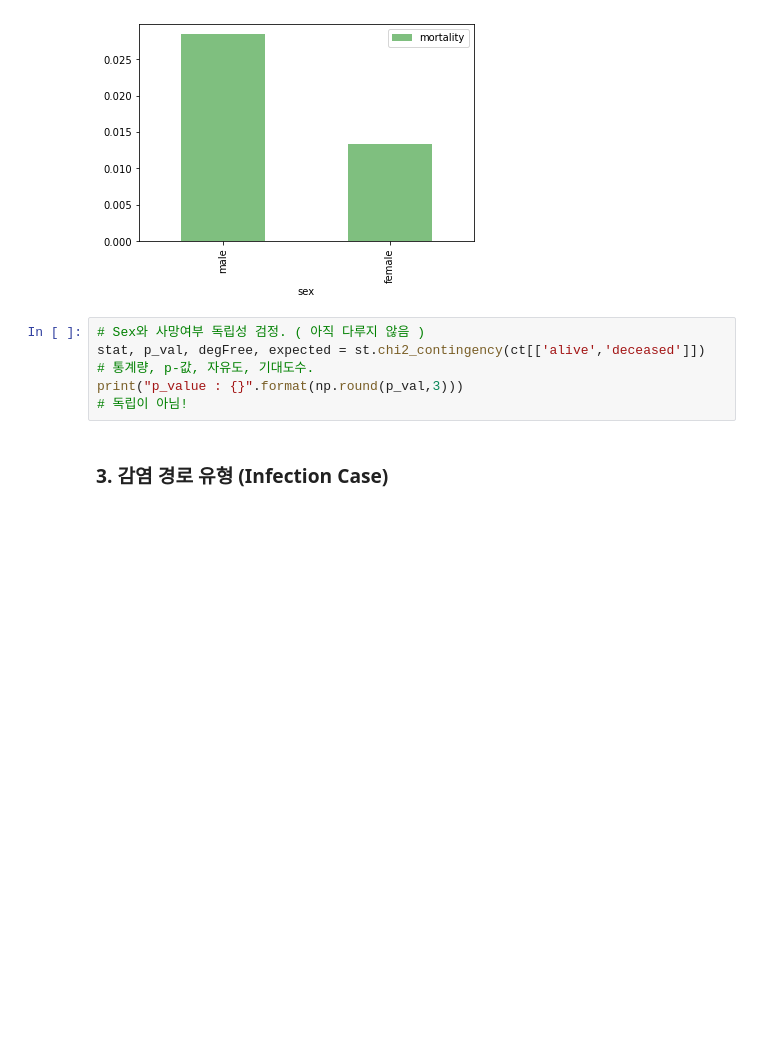
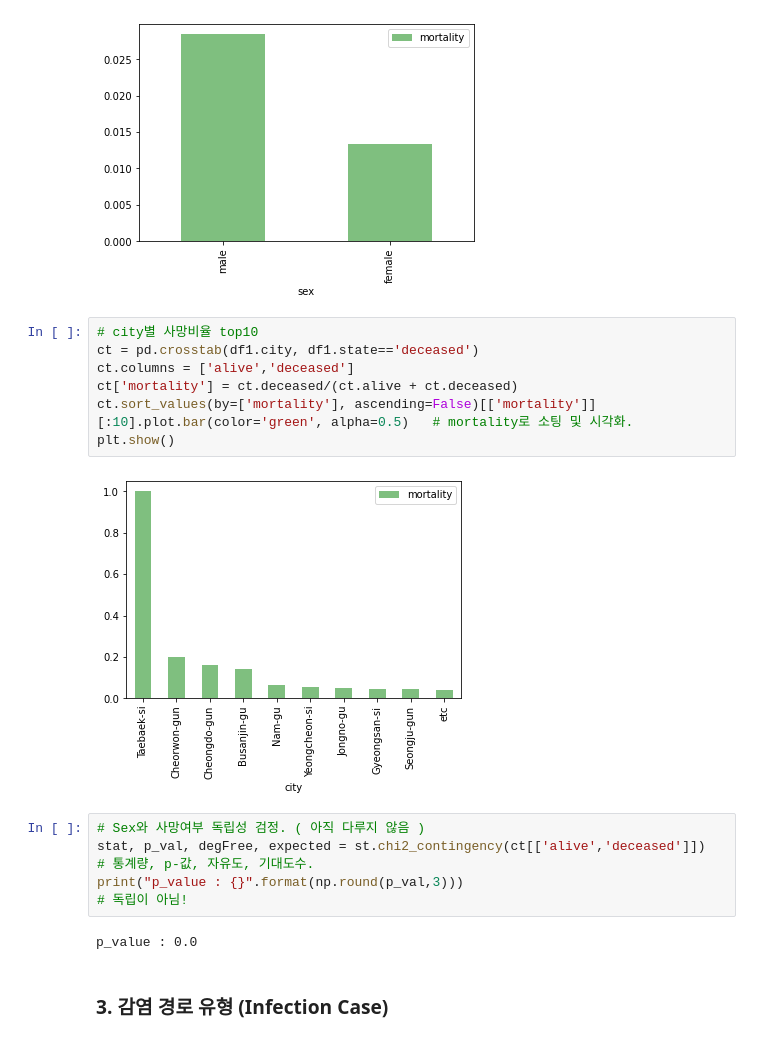
Before and after one commit to SeoMinJong/-, a Jupyter notebook: Covid_Insight_study.ipynb, the cells around one changed output. Cells and saved outputs as stored; diff of their text form; blank space fills up the shorter version.

```diff
--- a/Covid_Insight_study.ipynb
+++ b/Covid_Insight_study.ipynb
@@ -163,10 +165,21 @@ ct.sort_values(by=['mortality'], ascending=False)[['mortality']].plot.bar(color=
 plt.show()
 # %% [output]
 [figure]
+# %%
+# city별 사망비율 top10
+ct = pd.crosstab(df1.city, df1.state=='deceased')
+ct.columns = ['alive','deceased']
+ct['mortality'] = ct.deceased/(ct.alive + ct.deceased)
+ct.sort_values(by=['mortality'], ascending=False)[['mortality']][:10].plot.bar(color='green', alpha=0.5)   # mortality로 소팅 및 시각화.
+plt.show()
+# %% [output]
+[figure, added]
 # %%
 # Sex와 사망여부 독립성 검정. ( 아직 다루지 않음 )
 stat, p_val, degFree, expected = st.chi2_contingency(ct[['alive','deceased']])    # 통계량, p-값, 자유도, 기대도수.
 print("p_value : {}".format(np.round(p_val,3)))                                   # 독립이 아님!
+# %% [output]
+p_value : 0.0
 # %% [markdown]
 ### 3. 감염 경로 유형 (Infection Case)
 # %%
```
Also changed, not shown: parts of 40 cells of this notebook.
